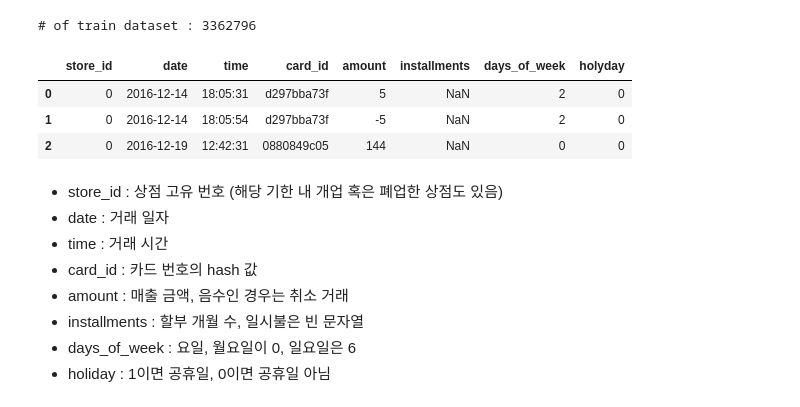
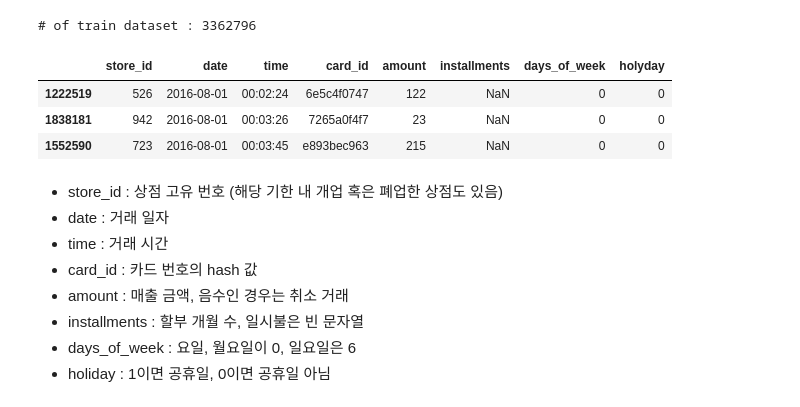
Before and after one commit to DSLuGu/dacon_136, a Jupyter notebook: eda.ipynb, the cells around one changed output. Saved outputs shown, nothing was run; the diff lists cells and outputs as text; code cells hidden in the pictures.

```diff
--- a/eda.ipynb
+++ b/eda.ipynb
@@ -12,18 +18,19 @@ CUR_DIR
 '/Users/fulofwrk/Documents/github/dacon_136'
 # %%
 zf = zipfile.ZipFile(os.path.join(CUR_DIR, 'data', 'train.csv.zip'))
-df = pd.read_csv(zf.open("train.csv"))
+trainDF = pd.read_csv(zf.open("train.csv"))
+trainDF.sort_values(by=['date', 'time'], inplace=True)
 
-print("# of train dataset :", len(df))
+print("# of train dataset :", len(trainDF))
 # %% [output]
 # of train dataset : 3362796
 # %%
-df.head(3)
+trainDF.head(3)
 # %% [output]
 |  | store_id | date | time | card_id | amount | installments | days_of_week | holyday |
-| 0 | 0 | 2016-12-14 | 18:05:31 | d297bba73f | 5 | NaN | 2 | 0 |
-| 1 | 0 | 2016-12-14 | 18:05:54 | d297bba73f | -5 | NaN | 2 | 0 |
-| 2 | 0 | 2016-12-19 | 12:42:31 | 0880849c05 | 144 | NaN | 0 | 0 |
+| 1222519 | 526 | 2016-08-01 | 00:02:24 | 6e5c4f0747 | 122 | NaN | 0 | 0 |
+| 1838181 | 942 | 2016-08-01 | 00:03:26 | 7265a0f4f7 | 23 | NaN | 0 | 0 |
+| 1552590 | 723 | 2016-08-01 | 00:03:45 | e893bec963 | 215 | NaN | 0 | 0 |
 # %% [markdown]
 - store_id : 상점 고유 번호 (해당 기한 내 개업 혹은 폐업한 상점도 있음)
 - date : 거래 일자
```
Also changed, not shown: parts of 11 cells of this notebook.
